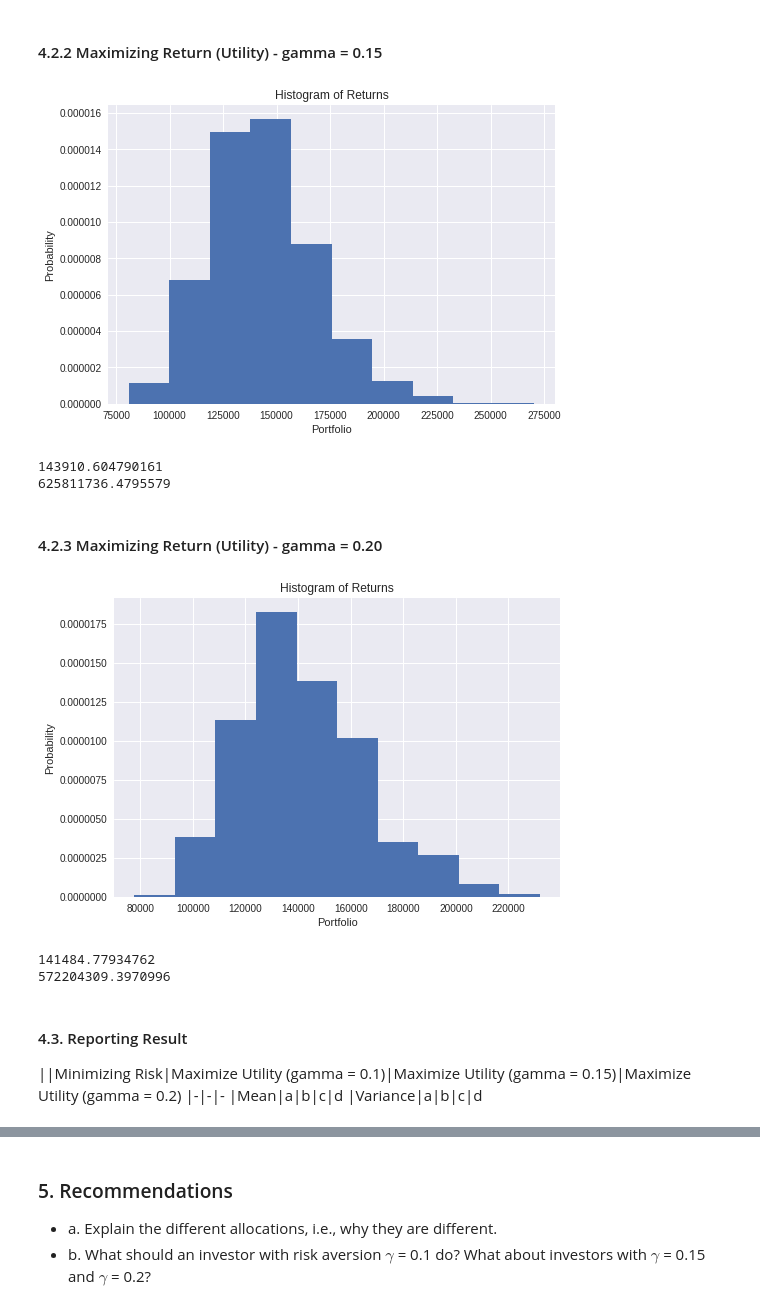
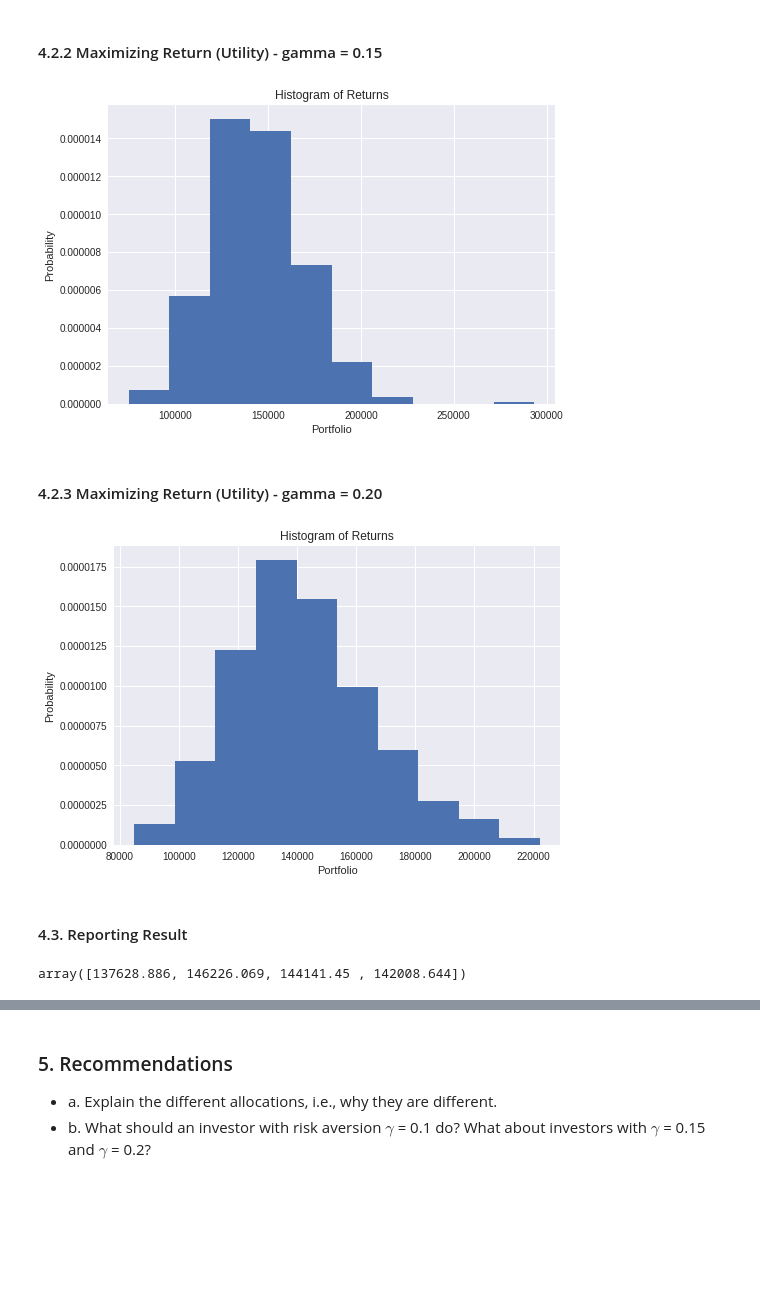
Before and after one commit to UnoYiyi/BAX423, a Jupyter notebook: 443_Homework_2.ipynb, the cells around one changed output, grey strips where cells are left out. Drawn from its saved outputs; the diff is of its cells as text; code cells hidden in the pictures; blank space fills up the shorter version.

```diff
--- a/443_Homework_2.ipynb
+++ b/443_Homework_2.ipynb
@@ -305,19 +329,18 @@ Based on the optimal allocations $𝑥^∗$ obtained in the two questions above,
 # Simulation
 import numpy as np
 import matplotlib.pyplot as plt
-simu=1000 # I am doing 100 simulations
+simu=500 # I am doing 500 simulations
 T = 300 # 300 trading days
 m=6 # I have 5 assets
 B=100000 # Budget is $100000
 z_values = []
 for q in range(simu):
     y = np.zeros((T+1,m))
-    y[0]=[x_min.item(0),x_min.item(1),x_min.item(2),x_min.item(3),x_min.item(4),x_min.item(5)]
+    y[0]=[x.value.item(0),x.value.item(1),x.value.item(2),x.value.item(3),x.value.item(4),x.value.item(5)]
     for i in range(T):
         rr=np.random.multivariate_normal(mu,Cov)
         y[i+1]=y[i]*(1+rr)
     z_values.append(sum(y[T])*B)
-
 plt.hist(z_values, density=True )
 plt.xlabel('Portfolio')
 plt.ylabel('Probability')
@@ -337,7 +357,7 @@ print(np.var(z_values))
 # Simulation
 import numpy as np
 import matplotlib.pyplot as plt
-simu=1000 # I am doing 1000 simulations
+simu=500 # I am doing 500 simulations
 T = 300 # 300 trading days
 m=6 # I have 5 assets
 B=100000 # Budget is $100000
@@ -369,43 +385,39 @@ print(np.var(z_values))
 # %%
 # Simulation
 import numpy as np
 import matplotlib.pyplot as plt
-simu=1000 # I am doing 1000 simulations
+simu=500 # I am doing 500 simulations
 T = 300 # 300 trading days
-m=6 # I have 5 assets
+m=6 # I have 6 assets
 B=100000 # Budget is $100000
 z_values = []
 for q in range(simu):
     y = np.zeros((T+1,m))
     y[0]=[res2.x.item(0),res2.x.item(1),res2.x.item(2),res2.x.item(3),res2.x.item(4),res2.x.item(5)]
     for i in range(T):
         rr=np.random.multivariate_normal(mu,Cov)
         y[i+1]=y[i]*(1+rr)
     z_values.append(sum(y[T])*B)
 
 plt.hist(z_values, density=True )
 plt.xlabel('Portfolio')
 plt.ylabel('Probability')
 plt.title('Histogram of Returns')
 plt.show()
 # %% [output]
-[figure, old version]
+[figure, new version]
 # %%
-import math
-print(np.mean(z_values))
-print(np.var(z_values))
+max_mean2 = (np.mean(z_values))
+max_var2 = (np.var(z_values))
-# %% [output]
-143910.604790161
-625811736.4795579
 # %% [markdown]
 #### 4.2.3 Maximizing Return (Utility) - gamma = 0.20
 # %%
 # Simulation
 import numpy as np
 import matplotlib.pyplot as plt
-simu=1000 # I am doing 1000 simulations
+simu=500 # I am doing 500 simulations
 T = 300 # 300 trading days
-m=6 # I have 5 assets
+m=6 # I have 6 assets
 B=100000 # Budget is $100000
 z_values = []
 for q in range(simu):
@@ -422,18 +434,14 @@ plt.ylabel('Probability')
 plt.title('Histogram of Returns')
 plt.show()
 # %% [output]
-[figure, old version]
+[figure, new version]
 # %%
-import math
-print(np.mean(z_values))
-print(np.var(z_values))
+max_mean3 = (np.mean(z_values))
+max_var3 = (np.var(z_values))
-# %% [output]
-141484.77934762
-572204309.3970996
-# %% [markdown]
-#### 4.3. Reporting Result
-
-||Minimizing Risk|Maximize Utility (gamma = 0.1)|Maximize Utility (gamma = 0.15)|Maximize Utility (gamma = 0.2)
-|-|-|-
-|Mean|a|b|c|d
-|Variance|a|b|c|d
+# %% [markdown]
+#### 4.3. Reporting Result
+# %%
+simulation_mean = np.array([min_mean,max_mean1,max_mean2,max_mean3])
+simulation_mean = simulation_mean.round(3)
+# %% [output]
+array([137628.886, 146226.069, 144141.45 , 142008.644])
```
Also changed, not shown: parts of 33 cells of this notebook.
